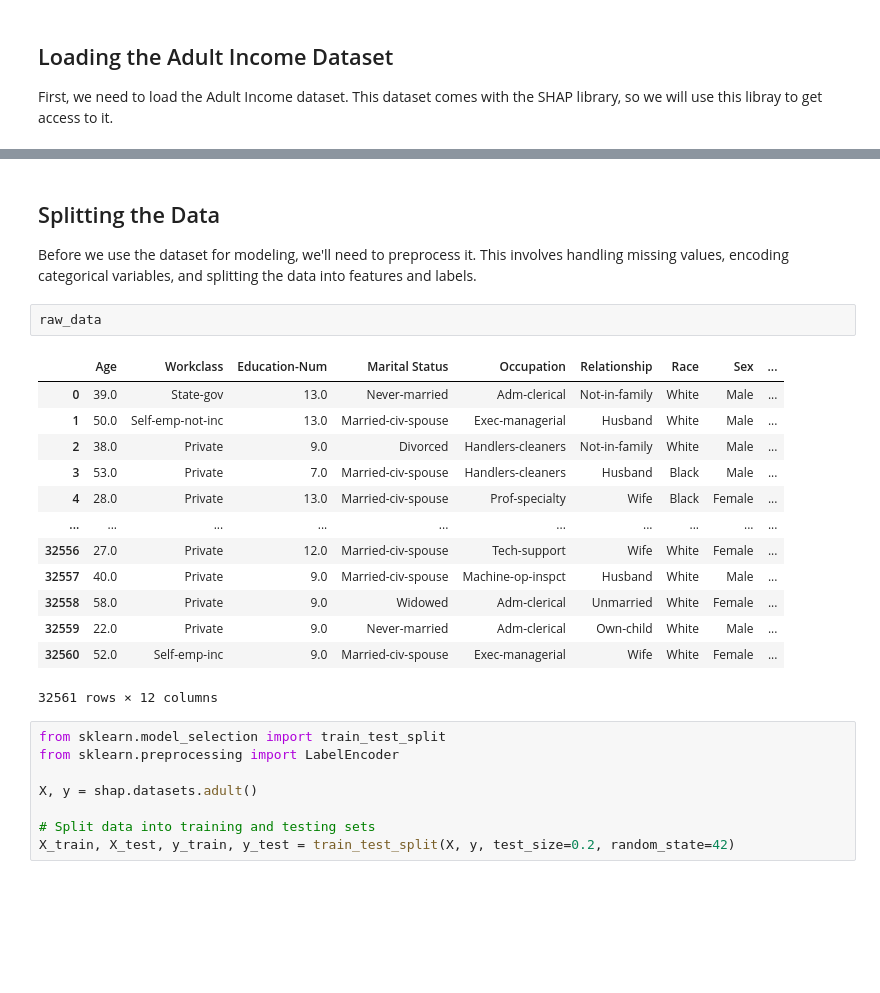
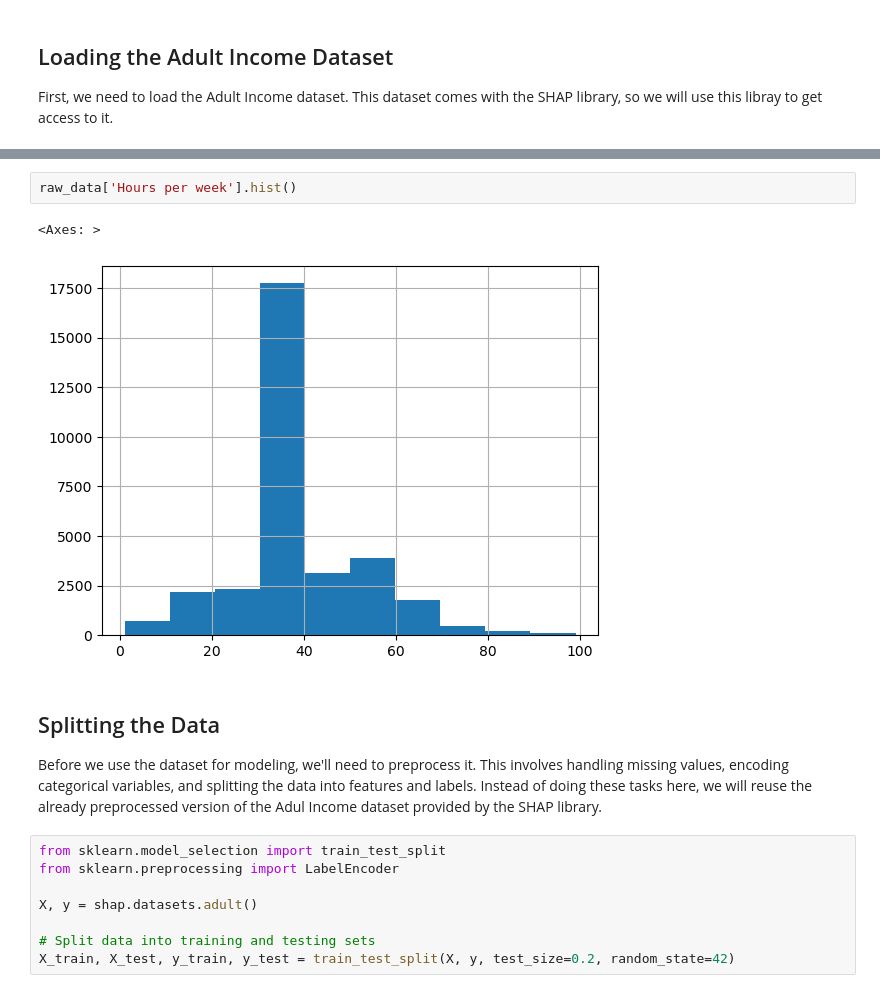
Before and after one commit to AILAB-CEFET-RJ/cic1205, a Jupyter notebook: notebooks/shap_values_tutorial-1.ipynb, the cells around one changed output, grey strips where cells are left out. Cells and saved outputs as stored; diff of their text form; blank space fills up the shorter version.

Commit message:
Update SHAP notebook

```diff
--- a/notebooks/shap_values_tutorial-1.ipynb
+++ b/notebooks/shap_values_tutorial-1.ipynb
@@ -111,23 +106,12 @@ df['hours_per_week'].hist()
+# %%
+raw_data['Hours per week'].hist()
+# %% [output]
+<Axes: >
+[figure, added]
 # %% [markdown]
 ## Splitting the Data
 
-Before we use the dataset for modeling, we'll need to preprocess it. This involves handling missing values, encoding categorical variables, and splitting the data into features and labels.
+Before we use the dataset for modeling, we'll need to preprocess it. This involves handling missing values, encoding categorical variables, and splitting the data into features and labels. Instead of doing these tasks here, we will reuse the already preprocessed version of the Adul Income dataset provided by the SHAP library.
-# %%
-raw_data
-# %% [output]
-|  | Age | Workclass | Education-Num | Marital Status | Occupation | Relationship | Race | Sex | ... |
-| 0 | 39.0 | State-gov | 13.0 | Never-married | Adm-clerical | Not-in-family | White | Male | ... |
-| 1 | 50.0 | Self-emp-not-inc | 13.0 | Married-civ-spouse | Exec-managerial | Husband | White | Male | ... |
-| 2 | 38.0 | Private | 9.0 | Divorced | Handlers-cleaners | Not-in-family | White | Male | ... |
-| 3 | 53.0 | Private | 7.0 | Married-civ-spouse | Handlers-cleaners | Husband | Black | Male | ... |
-| 4 | 28.0 | Private | 13.0 | Married-civ-spouse | Prof-specialty | Wife | Black | Female | ... |
-| ... | ... | ... | ... | ... | ... | ... | ... | ... | ... |
-| 32556 | 27.0 | Private | 12.0 | Married-civ-spouse | Tech-support | Wife | White | Female | ... |
-| 32557 | 40.0 | Private | 9.0 | Married-civ-spouse | Machine-op-inspct | Husband | White | Male | ... |
-| 32558 | 58.0 | Private | 9.0 | Widowed | Adm-clerical | Unmarried | White | Female | ... |
-| 32559 | 22.0 | Private | 9.0 | Never-married | Adm-clerical | Own-child | White | Male | ... |
-| 32560 | 52.0 | Self-emp-inc | 9.0 | Married-civ-spouse | Exec-managerial | Wife | White | Female | ... |
-32561 rows × 12 columns
 # %%
 from sklearn.model_selection import train_test_split
 from sklearn.preprocessing import LabelEncoder
```
Also changed, not shown: parts of 25 cells of this notebook, 2 other files.
